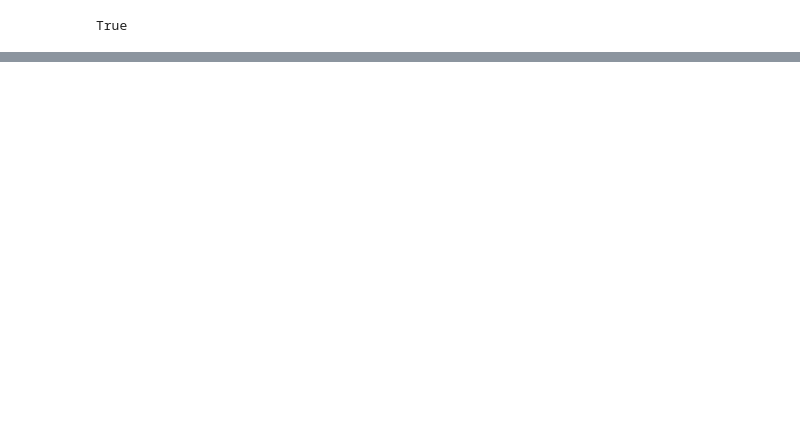
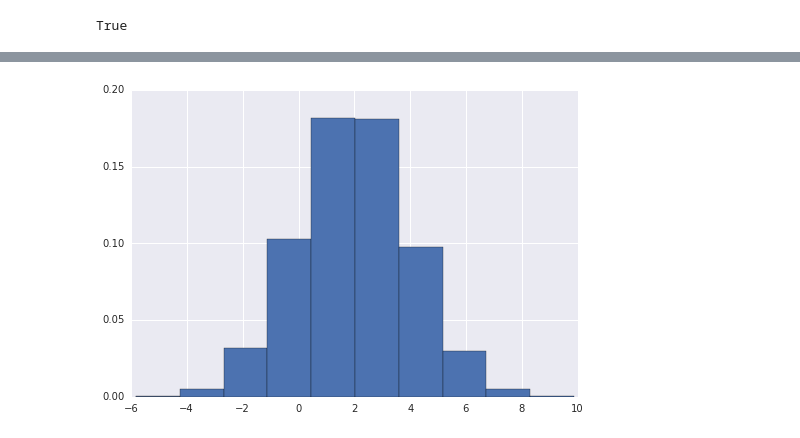
Before and after one commit to batterio/intro_ipython_notebook, a Jupyter notebook: notebooks/display.ipynb, the cells around one changed output, grey strips where cells are left out. Saved outputs shown, nothing was run; the diff lists cells and outputs as text; code cells hidden in the pictures; blank space fills up the shorter version.

```diff
--- a/notebooks/display.ipynb
+++ b/notebooks/display.ipynb
@@ -129,0 +239,4 @@ interact(f, x=dict(python=list, meetup=tuple, barcelona=str));
+# %%
+do_histogram(x)
+# %% [output]
+[figure, added]
```
Also changed, not shown: parts of 41 cells of this notebook, 10 other files.
